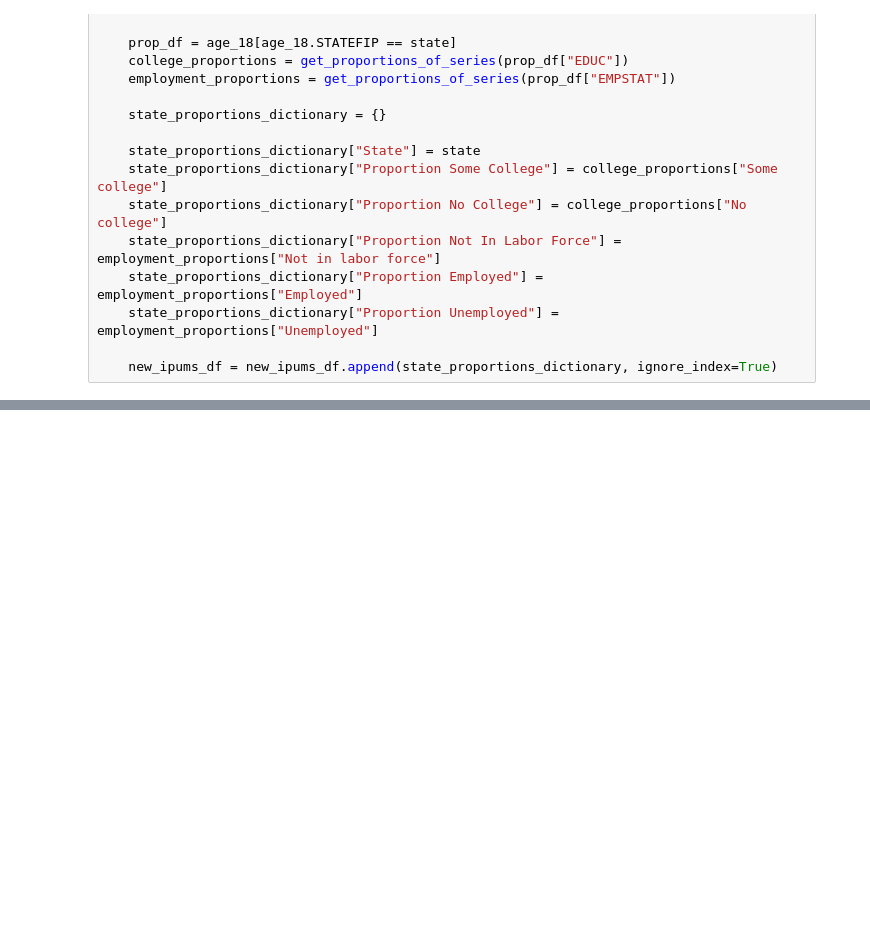
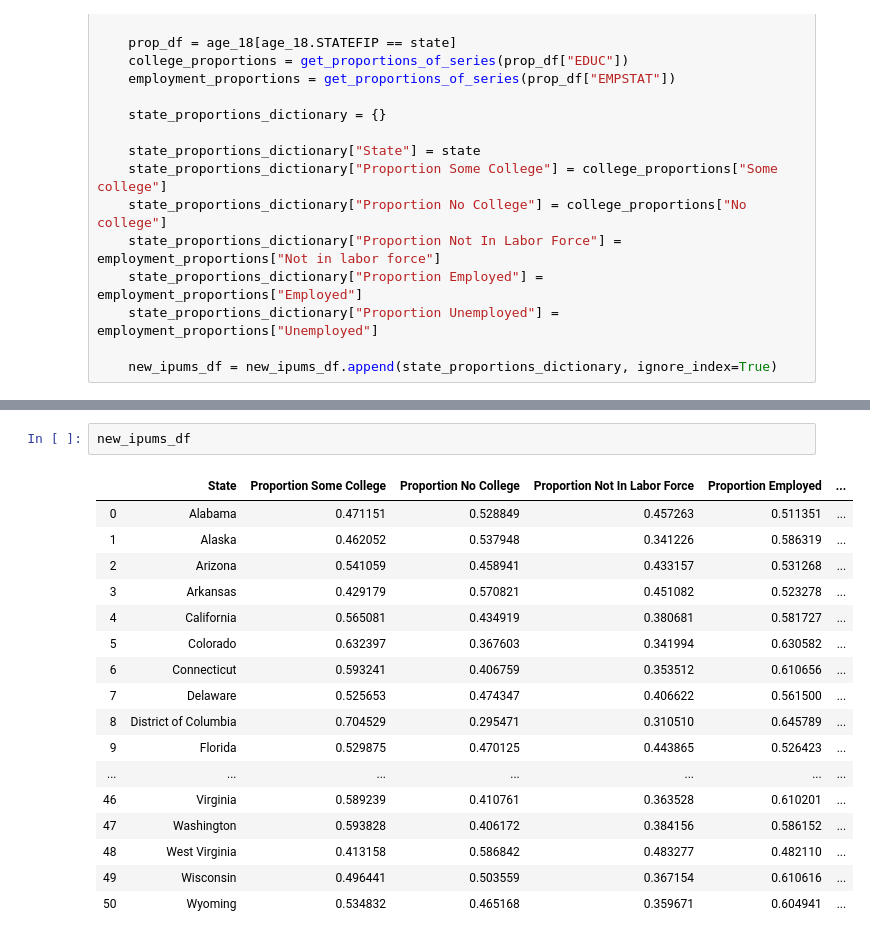
Before and after one commit to martijn1815/FDS48, a Jupyter notebook: assignment1/New IPUMS Analysis.ipynb, the cells around one changed output, grey strips where cells are left out. Saved outputs shown, nothing was run; the diff lists cells and outputs as text; blank space fills up the shorter version.

```diff
--- a/assignment1/New IPUMS Analysis.ipynb
+++ b/assignment1/New IPUMS Analysis.ipynb
@@ -146,0 +171,20 @@ KeyError: 'Proportion UnemployedProportion UnemployedProportion UnemployedPropor
+# %%
+new_ipums_df
+# %% [output]
+|  | State | Proportion Some College | Proportion No College | Proportion Not In Labor Force | Proportion Employed | ... |
+| 0 | Alabama | 0.471151 | 0.528849 | 0.457263 | 0.511351 | ... |
+| 1 | Alaska | 0.462052 | 0.537948 | 0.341226 | 0.586319 | ... |
+| 2 | Arizona | 0.541059 | 0.458941 | 0.433157 | 0.531268 | ... |
+| 3 | Arkansas | 0.429179 | 0.570821 | 0.451082 | 0.523278 | ... |
+| 4 | California | 0.565081 | 0.434919 | 0.380681 | 0.581727 | ... |
+| 5 | Colorado | 0.632397 | 0.367603 | 0.341994 | 0.630582 | ... |
+| 6 | Connecticut | 0.593241 | 0.406759 | 0.353512 | 0.610656 | ... |
+| 7 | Delaware | 0.525653 | 0.474347 | 0.406622 | 0.561500 | ... |
+| 8 | District of Columbia | 0.704529 | 0.295471 | 0.310510 | 0.645789 | ... |
+| 9 | Florida | 0.529875 | 0.470125 | 0.443865 | 0.526423 | ... |
+| ... | ... | ... | ... | ... | ... | ... |
+| 46 | Virginia | 0.589239 | 0.410761 | 0.363528 | 0.610201 | ... |
+| 47 | Washington | 0.593828 | 0.406172 | 0.384156 | 0.586152 | ... |
+| 48 | West Virginia | 0.413158 | 0.586842 | 0.483277 | 0.482110 | ... |
+| 49 | Wisconsin | 0.496441 | 0.503559 | 0.367154 | 0.610616 | ... |
+| 50 | Wyoming | 0.534832 | 0.465168 | 0.359671 | 0.604941 | ... |
```
Also changed, not shown: parts of 8 cells of this notebook, 5 other files.
